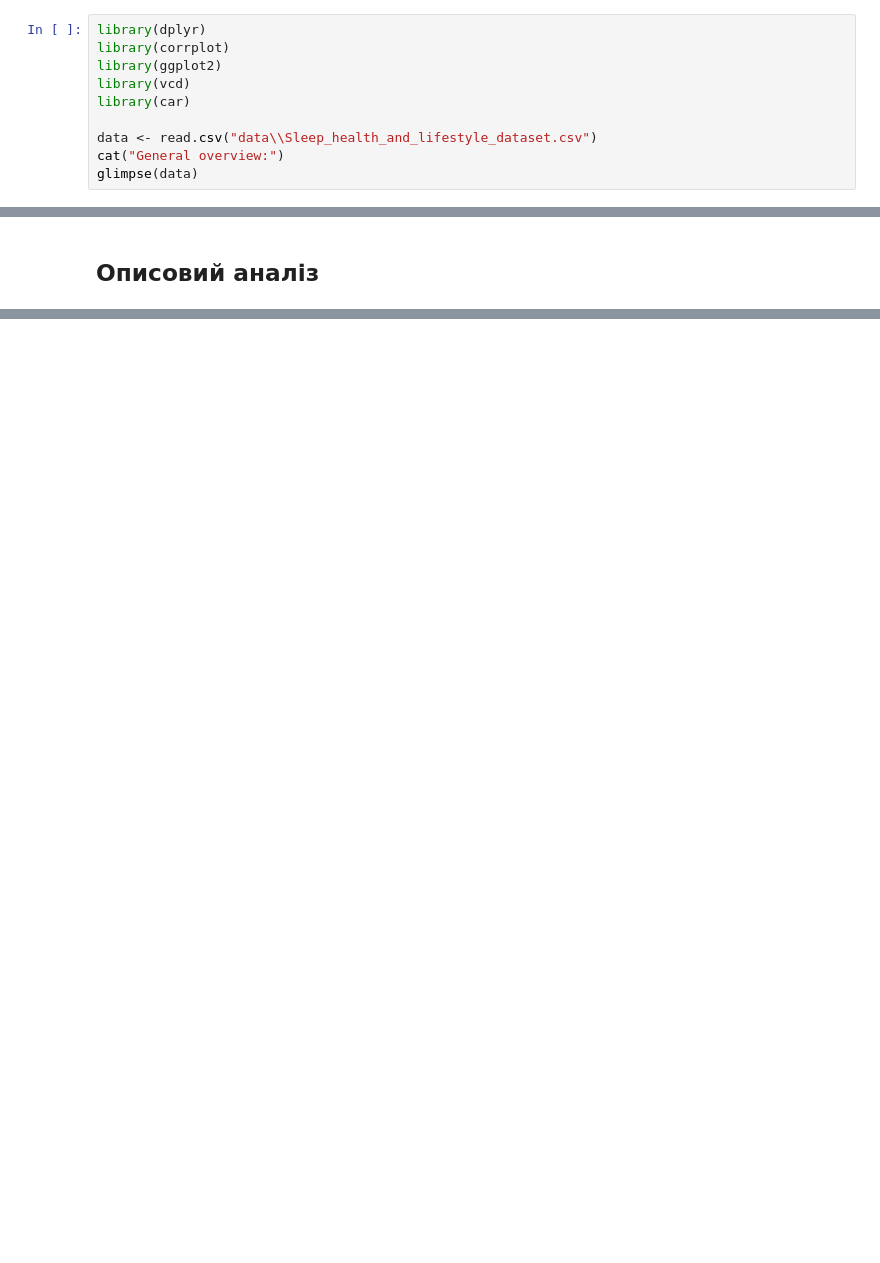
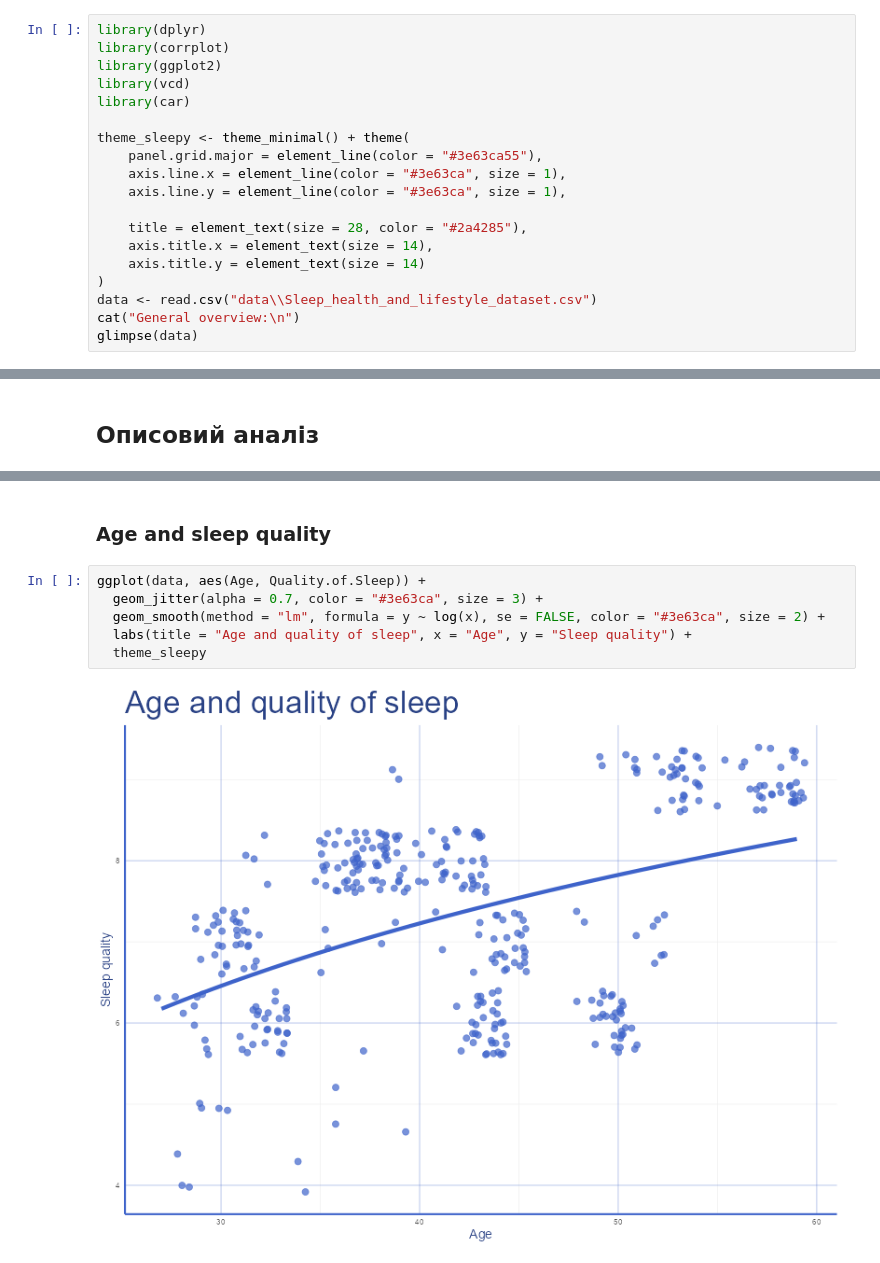
Before and after one commit to emissuu/UniTasks, a Jupyter notebook: R/Final Project/Main.ipynb, the cells around one changed output, grey strips where cells are left out. Cells and saved outputs as stored; diff of their text form; blank space fills up the shorter version.

```diff
--- a/R/Final Project/Main.ipynb
+++ b/R/Final Project/Main.ipynb
@@ -7,7 +7,16 @@ library(ggplot2)
 library(vcd)
 library(car)
 
+theme_sleepy <- theme_minimal() + theme(
+    panel.grid.major = element_line(color = "#3e63ca55"),
+    axis.line.x = element_line(color = "#3e63ca", size = 1),
+    axis.line.y = element_line(color = "#3e63ca", size = 1),
+
+    title = element_text(size = 28, color = "#2a4285"),
+    axis.title.x = element_text(size = 14),
+    axis.title.y = element_text(size = 14)
+)
 data <- read.csv("data\\Sleep_health_and_lifestyle_dataset.csv")
-cat("General overview:")
+cat("General overview:\n")
 glimpse(data)
 # %% [output]
@@ -30,0 +63,10 @@ $ Sleep.Disorder          <chr> "None", "None", "None", "Sleep Apnea", "Sleep
+# %% [markdown]
+### Age and sleep quality
+# %%
+ggplot(data, aes(Age, Quality.of.Sleep)) +
+  geom_jitter(alpha = 0.7, color = "#3e63ca", size = 3) +
+  geom_smooth(method = "lm", formula = y ~ log(x), se = FALSE, color = "#3e63ca", size = 2) +
+  labs(title = "Age and quality of sleep", x = "Age", y = "Sleep quality") +
+  theme_sleepy
+# %% [output]
+[figure, added]
```
Also changed, not shown: parts of 10 cells of this notebook, 1 other file.
